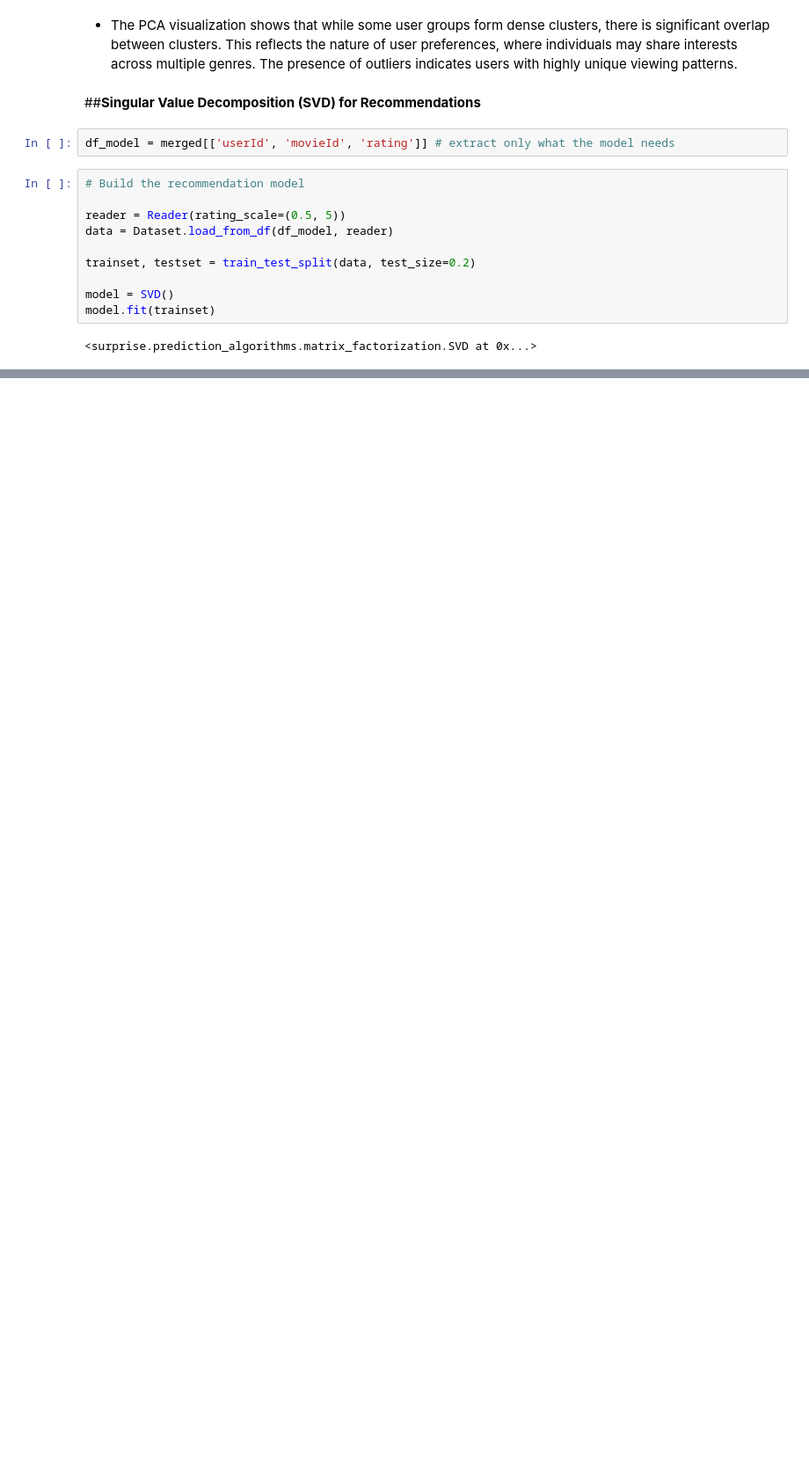
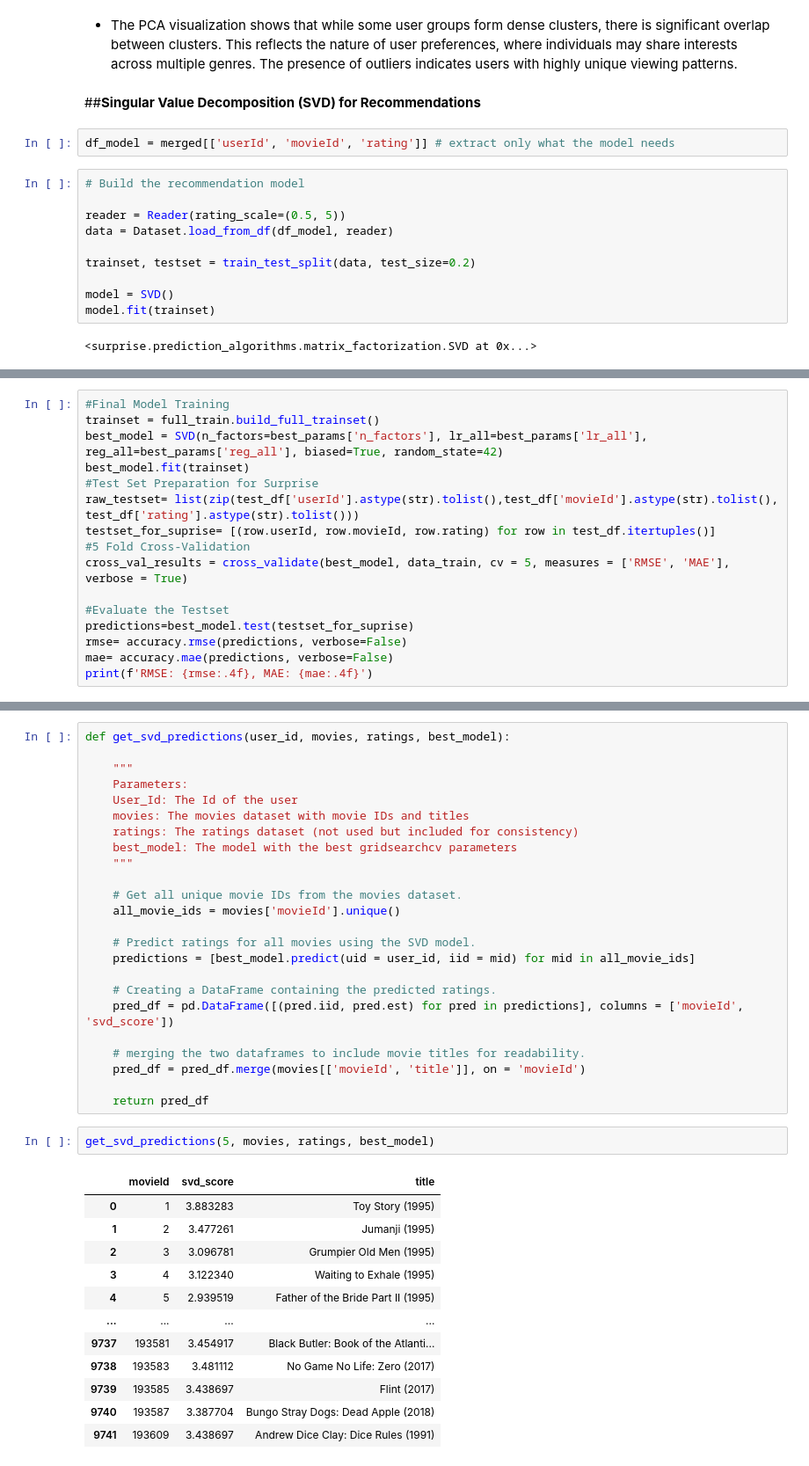
Before and after one commit to Wanyiri9dave/SimilarityEngine, a Jupyter notebook: index.ipynb, the cells around one changed output, grey strips where cells are left out. Shown at 88% size. Cells and saved outputs as stored; diff of their text form; blank space fills up the shorter version.

```diff
--- a/index.ipynb
+++ b/index.ipynb
@@ -800,0 +861,16 @@ High Noon (1952) (5.00)
+# %%
+#Final Model Training
+trainset = full_train.build_full_trainset()
+best_model = SVD(n_factors=best_params['n_factors'], lr_all=best_params['lr_all'], reg_all=best_params['reg_all'], biased=True, random_state=42)
+best_model.fit(trainset)
+#Test Set Preparation for Surprise
+raw_testset= list(zip(test_df['userId'].astype(str).tolist(),test_df['movieId'].astype(str).tolist(), test_df['rating'].astype(str).tolist()))
+testset_for_suprise= [(row.userId, row.movieId, row.rating) for row in test_df.itertuples()]
+#5 Fold Cross-Validation
+cross_val_results = cross_validate(best_model, data_train, cv = 5, measures = ['RMSE', 'MAE'], verbose = True)
+
+#Evaluate the Testset
+predictions=best_model.test(testset_for_suprise)
+rmse= accuracy.rmse(predictions, verbose=False)
+mae= accuracy.mae(predictions, verbose=False)
+print(f'RMSE: {rmse:.4f}, MAE: {mae:.4f}')
@@ -800,0 +890,39 @@ High Noon (1952) (5.00)
+# %%
+def get_svd_predictions(user_id, movies, ratings, best_model):
+
+    """
+    Parameters:
+    User_Id: The Id of the user
+    movies: The movies dataset with movie IDs and titles
+    ratings: The ratings dataset (not used but included for consistency)
+    best_model: The model with the best gridsearchcv parameters
+    """
+
+    # Get all unique movie IDs from the movies dataset.
+    all_movie_ids = movies['movieId'].unique()
+
+    # Predict ratings for all movies using the SVD model.
+    predictions = [best_model.predict(uid = user_id, iid = mid) for mid in all_movie_ids]
+
+    # Creating a DataFrame containing the predicted ratings.
+    pred_df = pd.DataFrame([(pred.iid, pred.est) for pred in predictions], columns = ['movieId', 'svd_score'])
+
+    # merging the two dataframes to include movie titles for readability.
+    pred_df = pred_df.merge(movies[['movieId', 'title']], on = 'movieId')
+
+    return pred_df
+# %%
+get_svd_predictions(5, movies, ratings, best_model)
+# %% [output]
+|  | movieId | svd_score | title |
+| 0 | 1 | 3.883283 | Toy Story (1995) |
+| 1 | 2 | 3.477261 | Jumanji (1995) |
+| 2 | 3 | 3.096781 | Grumpier Old Men (1995) |
+| 3 | 4 | 3.122340 | Waiting to Exhale (1995) |
+| 4 | 5 | 2.939519 | Father of the Bride Part II (1995) |
+| ... | ... | ... | ... |
+| 9737 | 193581 | 3.454917 | Black Butler: Book of the Atlanti... |
+| 9738 | 193583 | 3.481112 | No Game No Life: Zero (2017) |
+| 9739 | 193585 | 3.438697 | Flint (2017) |
+| 9740 | 193587 | 3.387704 | Bungo Stray Dogs: Dead Apple (2018) |
+| 9741 | 193609 | 3.438697 | Andrew Dice Clay: Dice Rules (1991) |
```
Also changed, not shown: parts of 44 cells of this notebook.
